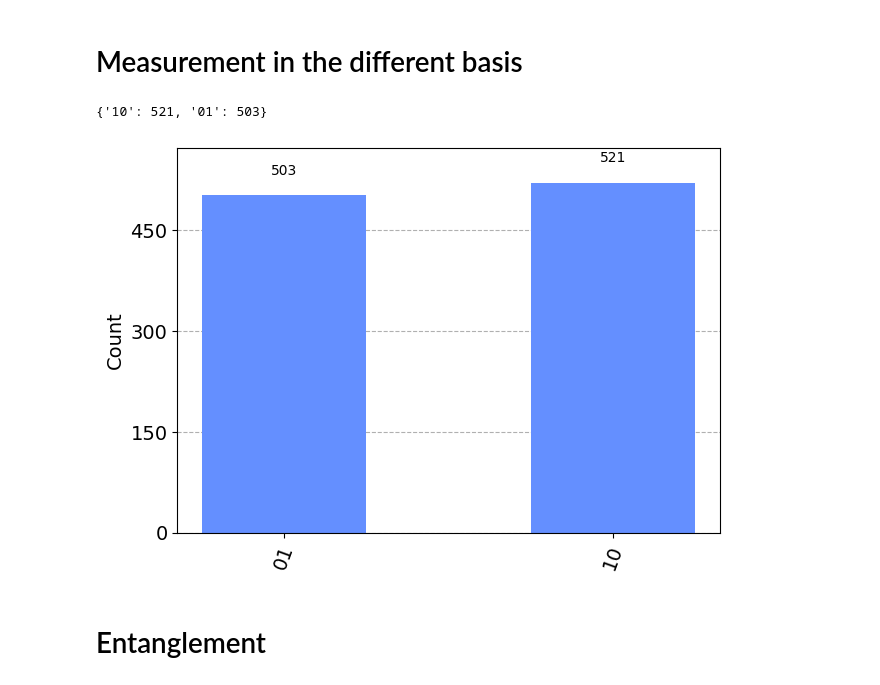
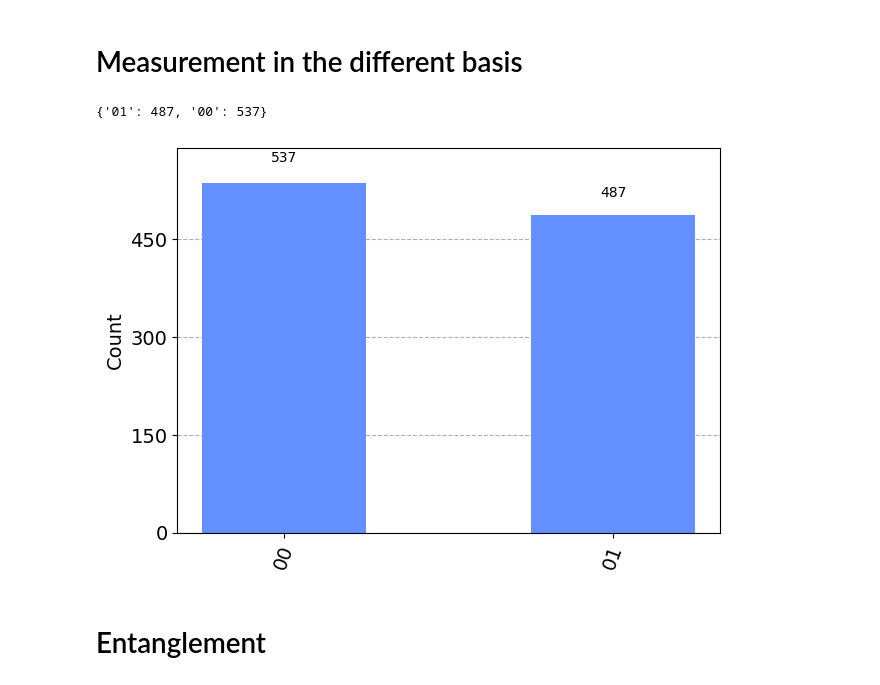
Before and after one commit to marcjofreProf/SeminarQuantumTechnologiesCybersecurity, a Jupyter notebook: Class - Session2 - QuantumImplementationAspects.ipynb, the cells around one changed output. Cells and saved outputs as stored; diff of their text form; code cells hidden in the pictures.

```diff
--- a/Class - Session2 - QuantumImplementationAspects.ipynb
+++ b/Class - Session2 - QuantumImplementationAspects.ipynb
@@ -50,8 +50,8 @@ from qiskit.visualization import plot_bloch_multivector, plot_histogram, plot_st
 NumberShots=1024
 
 QubitMode='StateVector'#'StateVector'#'DensityMatrix'
-MeasurementBasis='Y'#'Z': computational,'X': diagonal, 'Y': circular
-UseBellState=True
+MeasurementBasis='Z'#'Z': computational,'X': diagonal, 'Y': circular
+UseBellState=False
 
 qr=QuantumRegister(2,'q')
 cr=ClassicalRegister(2,'c')
@@ -86,35 +86,35 @@ elif(MeasurementBasis=='Y'): # circular
   qc.h(qr[0])
   qc.sdg(qr[1])
   qc.h(qr[1])
   if (QubitMode=='DensityMatrix'):
     RhoStateEvolved=RhoState.evolve(qc)
   else:
     qc.measure(qr,cr)
 else: #'Z' Computational
   # Measure both qubits and store the result in the classical bits
   if (QubitMode=='DensityMatrix'):
     RhoStateEvolved=RhoState.evolve(qc)
   else:
     qc.measure(qr,cr)
 
 if (QubitMode=='DensityMatrix'):
   #print(RhoStateEvolved)
   display(plot_state_city(RhoStateEvolved,title='Evolved'))
   #print(np.sum(RhoStateEvolved.data,axis=0))
   StatesProb=np.sum(np.real(RhoStateEvolved.data),axis=0)
   counts={'00':NumberShots*StatesProb[0],'01':NumberShots*StatesProb[1],'10':NumberShots*StatesProb[2],'11':NumberShots*StatesProb[3]}
   display(plot_histogram(counts))
 else:
   backend=Aer.get_backend('qasm_simulator')
   job=execute(qc,backend,shots=NumberShots)
   result=job.result()
   # Print the results
   counts=result.get_counts(qc)
   print(counts)
   display(plot_histogram(counts))
 # %% [output]
-{'10': 521, '01': 503}
+{'01': 487, '00': 537}
-[figure, old version]
+[figure, new version]
 # %% [markdown]
 # Entanglement
 # %%
```
Also changed, not shown: 2 other files.
